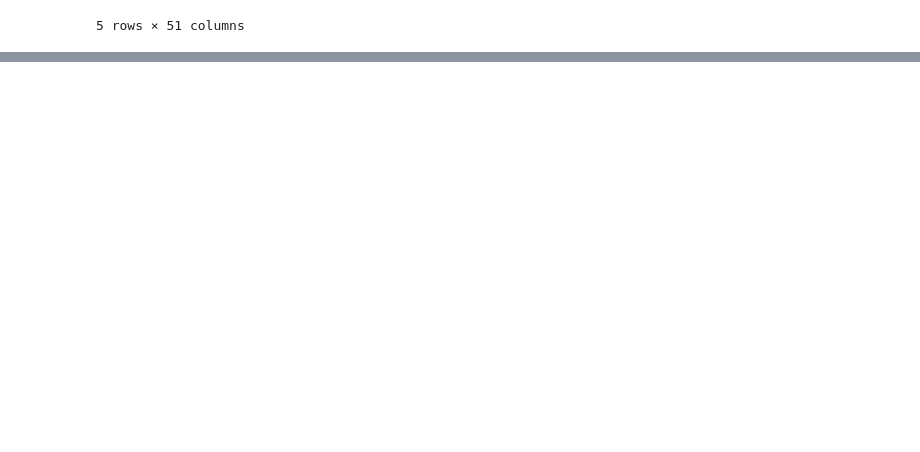
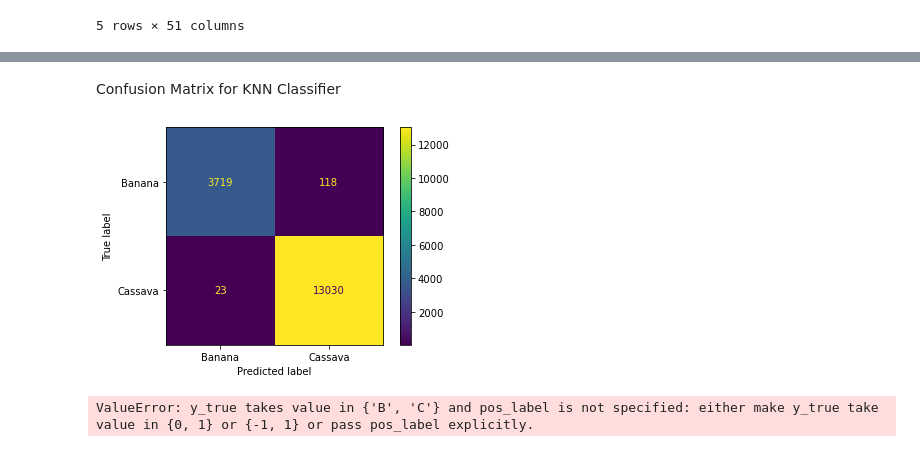
Before and after one commit to brendaFlavia/Computer-Vision-Final, a Jupyter notebook: Cropping.ipynb, the cells around one changed output, grey strips where cells are left out. Drawn from its saved outputs; the diff is of its cells as text; code cells hidden in the pictures; blank space fills up the shorter version.

```diff
--- a/Cropping.ipynb
+++ b/Cropping.ipynb
@@ -181,3 +211,20 @@ Test Accuracy: 99.21%
+# %% [markdown]
+Confusion Matrix for KNN Classifier
+# %%
+cm=confusion_matrix(y_test, neigh.predict(X_test))
+disp = ConfusionMatrixDisplay(confusion_matrix=cm,display_labels=class_names)
+disp.plot()
+
+plt.show()
+# %% [output]
+[figure, added]
+# %%
+from sklearn.metrics import roc_curve, auc
+false_positive_rate, true_positive_rate, thresholds = roc_curve(y_test, y_pred)
+roc_auc = auc(false_positive_rate, true_positive_rate)
+roc_auc
+# %% [output]
+ValueError: y_true takes value in {'B', 'C'} and pos_label is not specified: either make y_true take value in {0, 1} or {-1, 1} or pass pos_label explicitly.
 # %%
 print(neigh.predict_proba(X_test))
 # %% [output]
```
Also changed, not shown: parts of 17 cells of this notebook, 7 other files.
